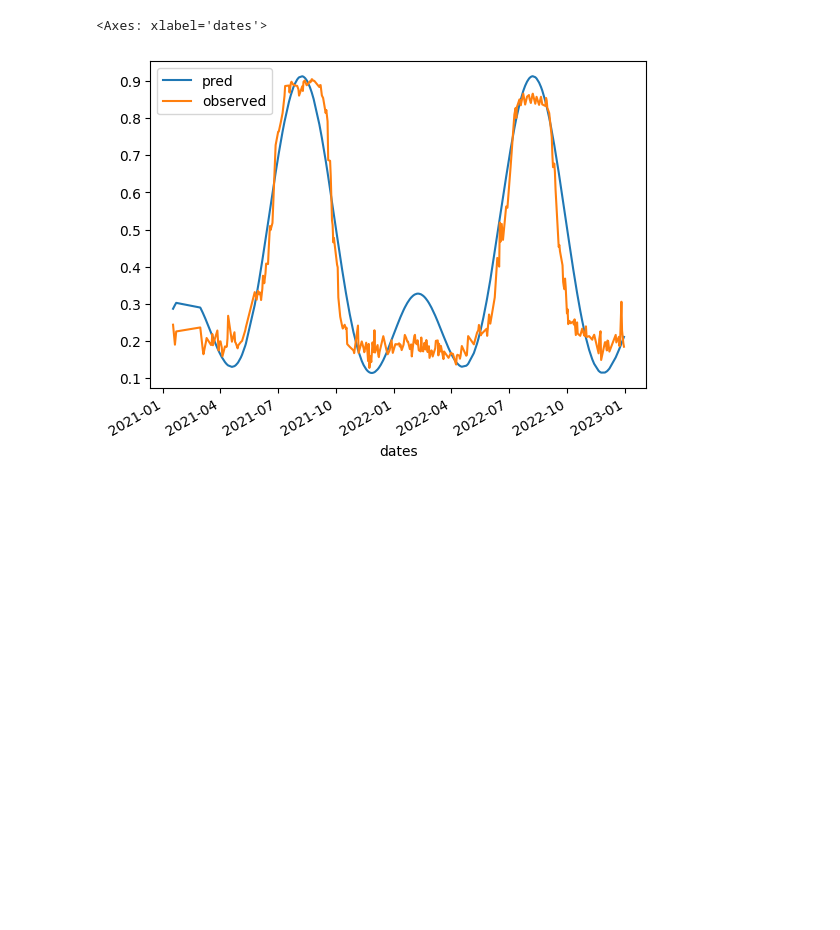
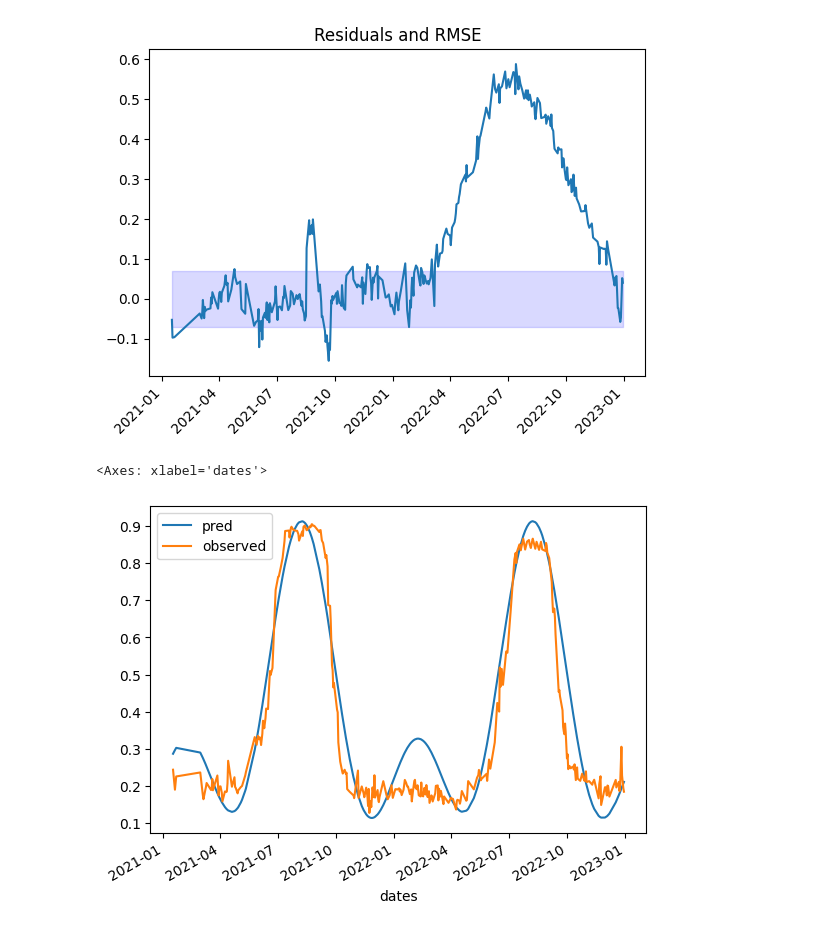
Before and after one commit to jonasViehweger/change-detection, a Jupyter notebook: scripts/2_vis_model.ipynb, the cells around one changed output. Saved outputs shown, nothing was run; the diff lists cells and outputs as text; code cells hidden in the pictures; blank space fills up the shorter version.

```diff
--- a/scripts/2_vis_model.ipynb
+++ b/scripts/2_vis_model.ipynb
@@ -58,3 +72,13 @@ vis.raise_for_status()
+# %%
+fig, ax = plt.subplots()
+x = ndvi_values["dates"]
+ax.plot(x, ndvi_values["residuals"])
+ax.fill_between(x, ndvi_values["lowerRMSE"], ndvi_values["upperRMSE"], color="b", alpha=0.15)
+
+ax.set_title("Residuals and RMSE")
+fig.autofmt_xdate(rotation=45)
+# %% [output]
+[figure, added]
 # %%
 user_data = json.loads(vis.content.decode("utf-8"))
 ndvi_values = pd.DataFrame(user_data)
```
Also changed, not shown: parts of 4 cells of this notebook, 14 other files.
